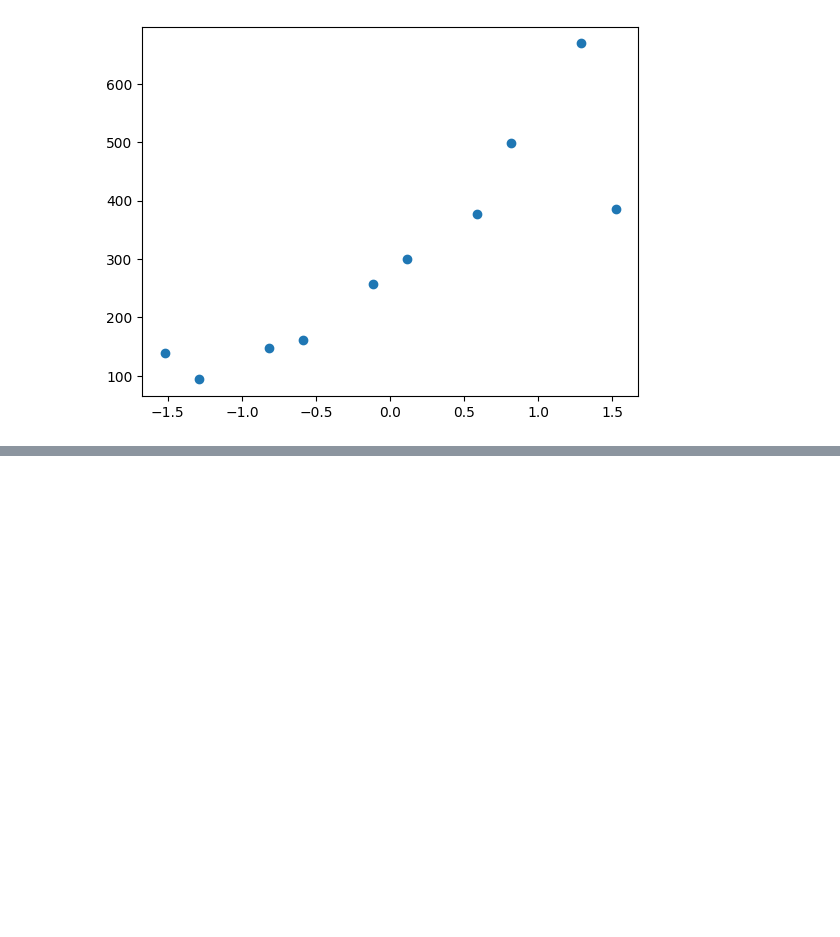
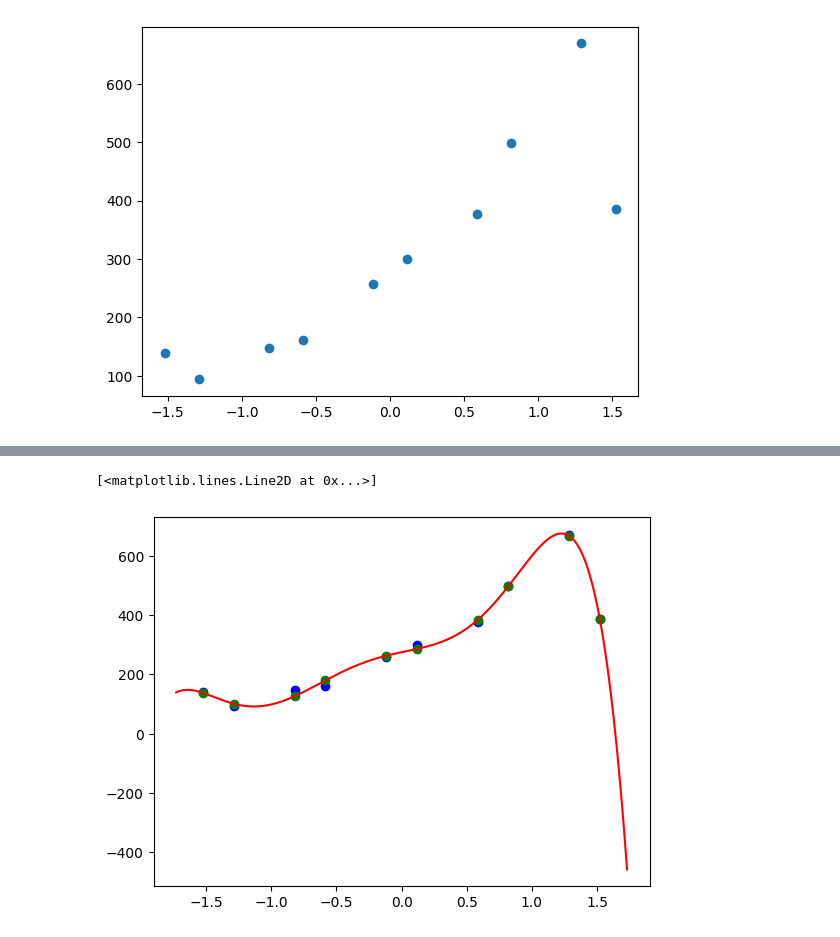
Before and after one commit to JakubStyczen/MachineLearining, a Jupyter notebook: Overfitting/ML_LAB4.ipynb, the cells around one changed output, grey strips where cells are left out. Cells and saved outputs as stored; diff of their text form; code cells hidden in the pictures; blank space fills up the shorter version.

```diff
--- a/Overfitting/ML_LAB4.ipynb
+++ b/Overfitting/ML_LAB4.ipynb
@@ -83,0 +186,11 @@ alpha = 0.01  # learning rate
+# %%
+x_new = np.linspace(10, 24, 1000).reshape(-1, 1)
+x_values = standard_scaler.fit_transform(x_new.reshape(-1, 1))
+x_new_values = poly_features.transform(x_values)
+result = th.T @ x_new_values.T
+plt.scatter(x_train, y, color='blue', label='Punkty oryginalne')
+plt.scatter(x_train, points, color='g', label='Punkty oryginalne')
+plt.plot(x_values, result.T, color='red', label='Wykres dopasowany')
+# %% [output]
+[<matplotlib.lines.Line2D at 0x...>]
+[figure, added]
```
Also changed, not shown: parts of 29 cells of this notebook, 2 other files.
